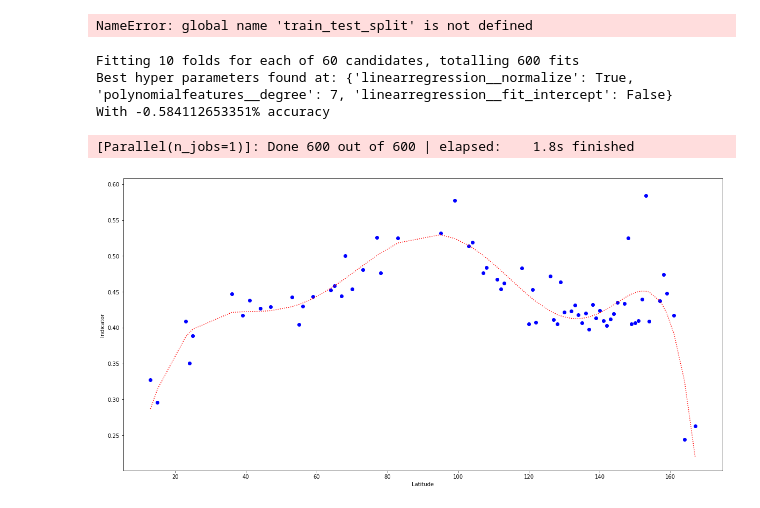
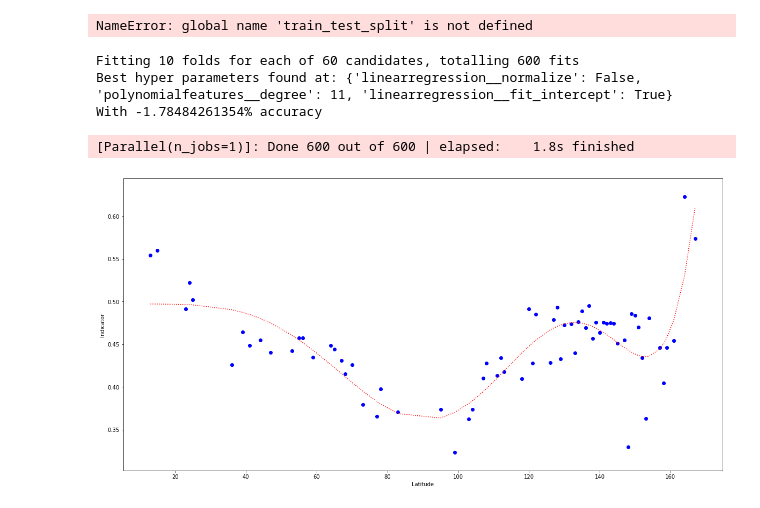
Before and after one commit to Pierre-LaurentC/IonosphericSignalRecontruction, a Jupyter notebook: SignalReconstruction.ipynb, the cells around one changed output. Drawn from its saved outputs; the diff is of its cells as text; code cells hidden in the pictures.

```diff
--- a/SignalReconstruction.ipynb
+++ b/SignalReconstruction.ipynb
@@ -485,34 +485,34 @@ def printModelFitForGivenLong(baseArray, long):
 
     y = np.array(indicatorLatVariation)
     x = np.arange(0, baseArray.shape[0], 1)
 
 
     x, y = RemoveInfNan(x, y)
 #     X_train, X_test, y_train, y_test = train_test_split(x, y, test_size=0.5, random_state=0)
 
 
     def PolynomialRegression(degree=2, **kwargs):
         return make_pipeline(PolynomialFeatures(degree), LinearRegression(**kwargs))
 
     params = {'polynomialfeatures__degree': np.arange(5,20,1), 'linearregression__fit_intercept': [True, False], 'linearregression__normalize': [True, False]}
     poly_grid = GridSearchCV(PolynomialRegression(), params, cv=10, scoring='r2', verbose=1) #Scoring with coefficient of determination r2
     poly_grid.fit(x, y)
     print("Best hyper parameters found at: {}".format(poly_grid.best_params_))
     print("With {}% accuracy".format(poly_grid.best_score_))
 
 
 
     plt.figure(figsize=(20,10))
     plt.xlabel("Latitude")
     plt.ylabel("Indicator")
     plt.scatter(x, y, c = 'blue')
     plt.plot(x, poly_grid.predict(x), "r:")
     plt.show()
 
-printModelFitForGivenLong(indicatorVariationArrayLocalTime, 90)
+printModelFitForGivenLong(indicatorVariationArrayLocalTime, 175)
 # %% [output]
 Fitting 10 folds for each of 60 candidates, totalling 600 fits
-Best hyper parameters found at: {'linearregression__normalize': True, 'polynomialfeatures__degree': 7, 'linearregression__fit_intercept': False}
-With -0.584112653351% accuracy
+Best hyper parameters found at: {'linearregression__normalize': False, 'polynomialfeatures__degree': 11, 'linearregression__fit_intercept': True}
+With -1.78484261354% accuracy
 [Parallel(n_jobs=1)]: Done 600 out of 600 | elapsed:    1.8s finished
-[figure, old version]
+[figure, new version]
```
